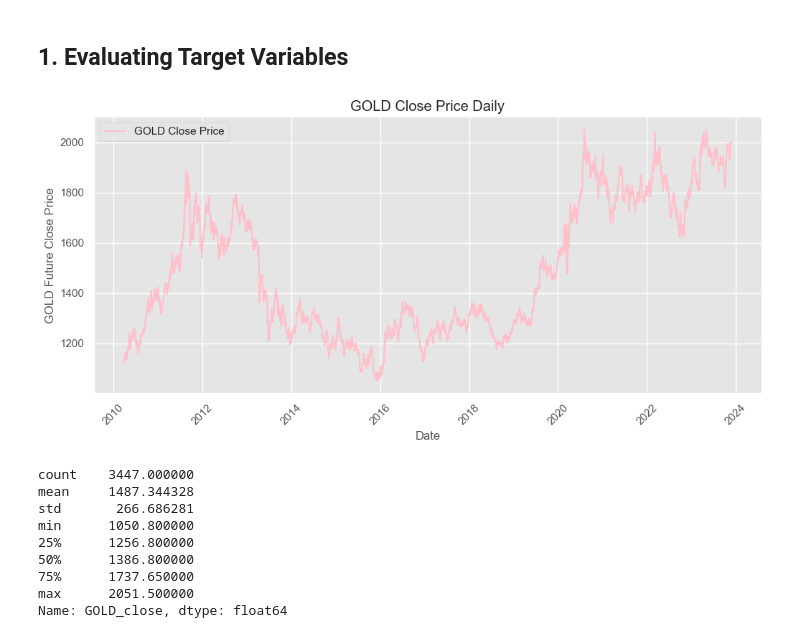
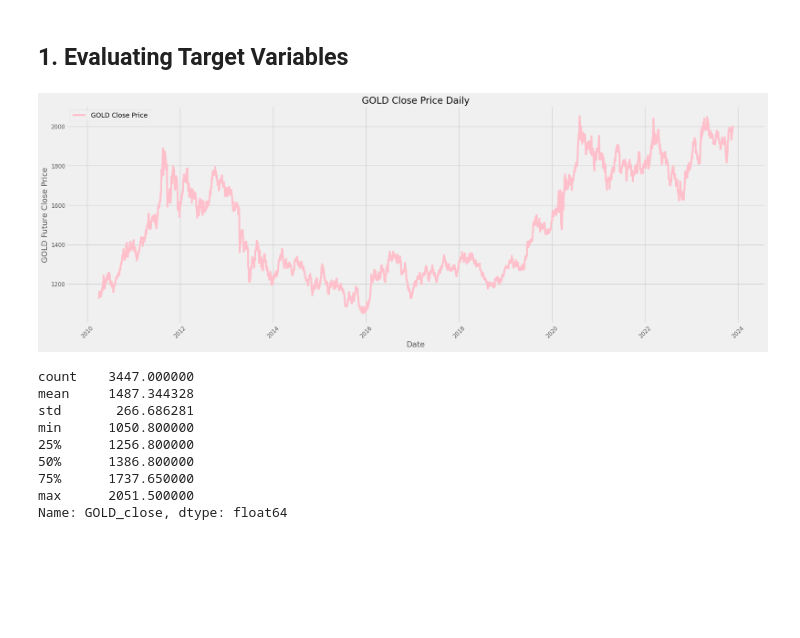
Before and after one commit to lavibula/GoldPricePrediction, a Jupyter notebook: data/data_preparation/merge_data.ipynb, the cells around one changed output. Saved outputs shown, nothing was run; the diff lists cells and outputs as text; code cells hidden in the pictures; blank space fills up the shorter version.

```diff
--- a/data/data_preparation/merge_data.ipynb
+++ b/data/data_preparation/merge_data.ipynb
@@ -118,3 +118,10 @@ dtypes: datetime64[ns](1), float64(18)
 memory usage: 511.8 KB
 # %%
 dd = merged_data.drop(['Date'], axis = 1)
+# %%
+plt.rcParams['figure.figsize'] = [24, 24]#resize the plot
+plt.style.use('fivethirtyeight')
+#plt.figure(figsize = (12, 8))
+
+dd.plot()
+plt.show()
@@ -150,20 +187,21 @@ sns.heatmap(dd.corr(), cmap="RdBu")
 # %%
 import matplotlib.pyplot as plt
 
 # Assuming merged_data['Date'] is in datetime format
-fig, ax = plt.subplots(figsize=(12, 5))
+fig, ax = plt.subplots(figsize=(24, 8))
+plt.style.use('fivethirtyeight')
 
 ax.plot(merged_data['Date'], merged_data['GOLD_close'], color='pink', label='GOLD Close Price')
 ax.set_xlabel('Date')
 ax.set_ylabel('GOLD Future Close Price')
 ax.set_title('GOLD Close Price Daily')
 ax.grid(True)
 ax.legend()
 ax.tick_params(axis='x', rotation=45)
 
 plt.show()
 # %% [output]
-[figure, old version]
+[figure, new version]
 # %%
 merged_data['GOLD_close'].describe()
 # %% [output]
```
Also changed, not shown: parts of 15 cells of this notebook, 2 other files.
